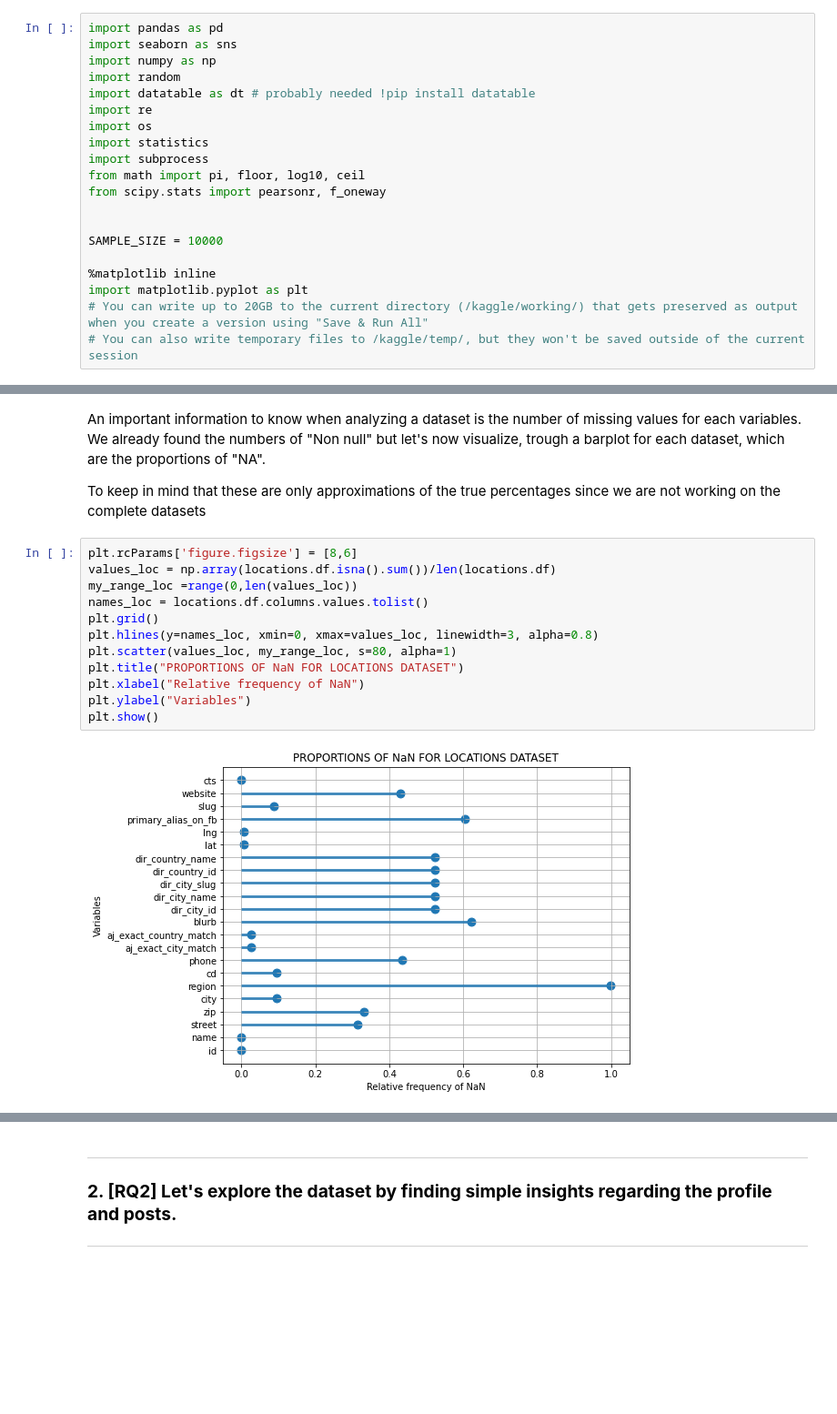
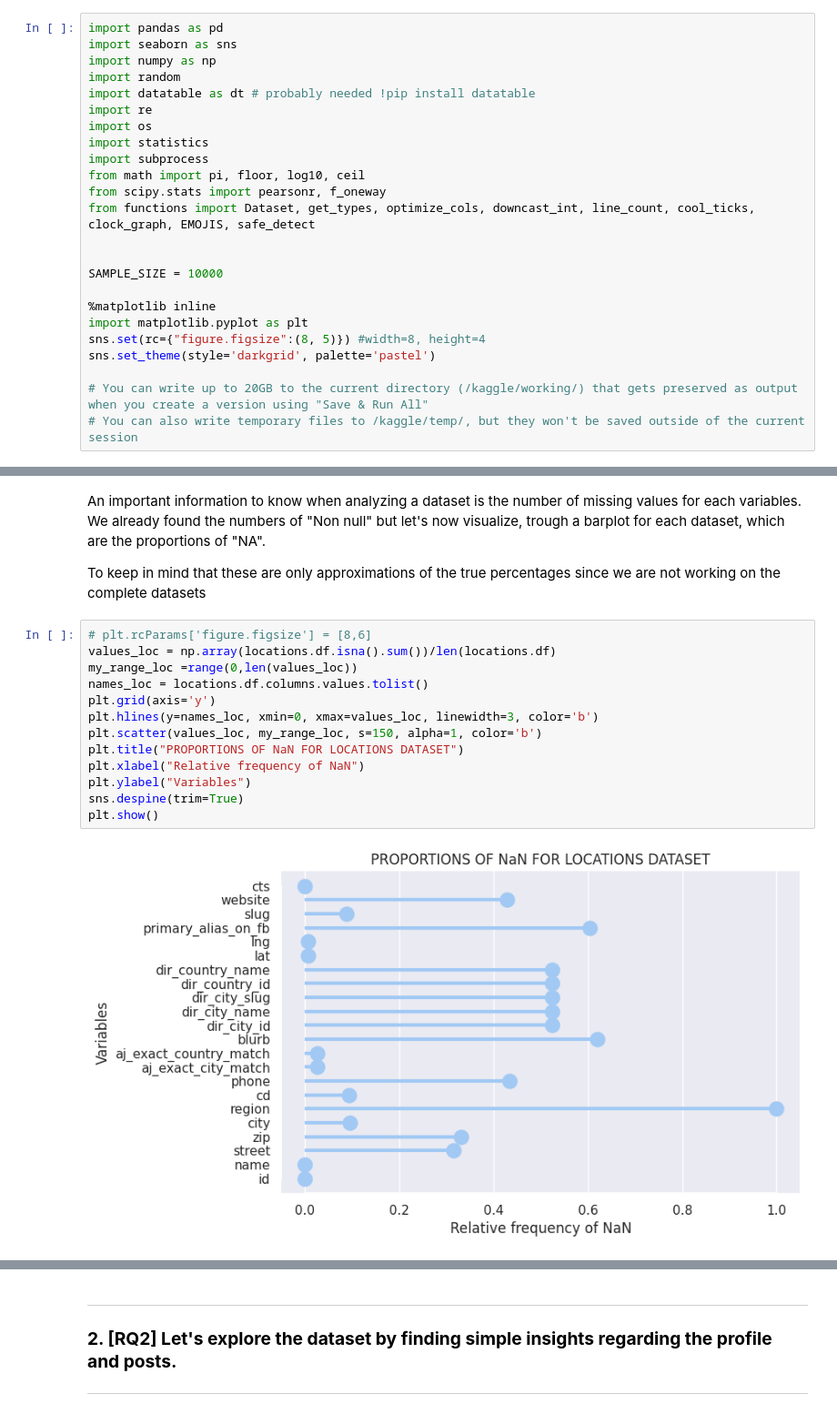
Before and after one commit to Prot10/ADM_HW_2, a Jupyter notebook: general.ipynb, the cells around one changed output, grey strips where cells are left out. Shown at 91% size. Drawn from its saved outputs; the diff is of its cells as text; blank space fills up the shorter version.

Commit message:
move functions into second file, fix various graphs

```diff
--- a/general.ipynb
+++ b/general.ipynb
@@ -21,12 +23,16 @@ import statistics
 import subprocess
 from math import pi, floor, log10, ceil
 from scipy.stats import pearsonr, f_oneway
+from functions import Dataset, get_types, optimize_cols, downcast_int, line_count, cool_ticks, clock_graph, EMOJIS, safe_detect
 
 
 SAMPLE_SIZE = 10000
 
 %matplotlib inline
 import matplotlib.pyplot as plt
+sns.set(rc={"figure.figsize":(8, 5)}) #width=8, height=4
+sns.set_theme(style='darkgrid', palette='pastel')
+
 # You can write up to 20GB to the current directory (/kaggle/working/) that gets preserved as output when you create a version using "Save & Run All"
 # You can also write temporary files to /kaggle/temp/, but they won't be saved outside of the current session
 # %% [markdown]
@@ -503,19 +389,20 @@ An important information to know when analyzing a dataset is the number of missi
 
 To keep in mind that these are only approximations of the true percentages since we are not working on the complete datasets
 # %%
-plt.rcParams['figure.figsize'] = [8,6]
+# plt.rcParams['figure.figsize'] = [8,6]
 values_loc = np.array(locations.df.isna().sum())/len(locations.df)
 my_range_loc =range(0,len(values_loc))
 names_loc = locations.df.columns.values.tolist()
-plt.grid()
-plt.hlines(y=names_loc, xmin=0, xmax=values_loc, linewidth=3, alpha=0.8)
-plt.scatter(values_loc, my_range_loc, s=80, alpha=1)
+plt.grid(axis='y')
+plt.hlines(y=names_loc, xmin=0, xmax=values_loc, linewidth=3, color='b')
+plt.scatter(values_loc, my_range_loc, s=150, alpha=1, color='b')
 plt.title("PROPORTIONS OF NaN FOR LOCATIONS DATASET")
 plt.xlabel("Relative frequency of NaN")
 plt.ylabel("Variables")
+sns.despine(trim=True)
 plt.show()
 # %% [output]
-[figure, old version]
+[figure, new version]
 # %%
 values_posts = np.array(posts.df.isna().sum())/len(posts.df)
 my_range_posts =range(0,len(values_posts))
```
Also changed, not shown: parts of 45 cells of this notebook, 1 other file.
